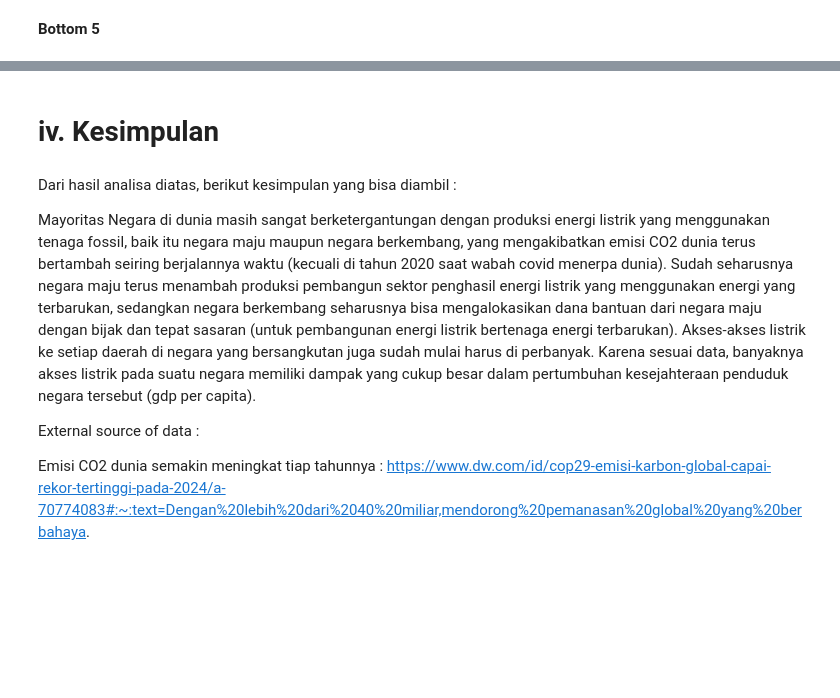
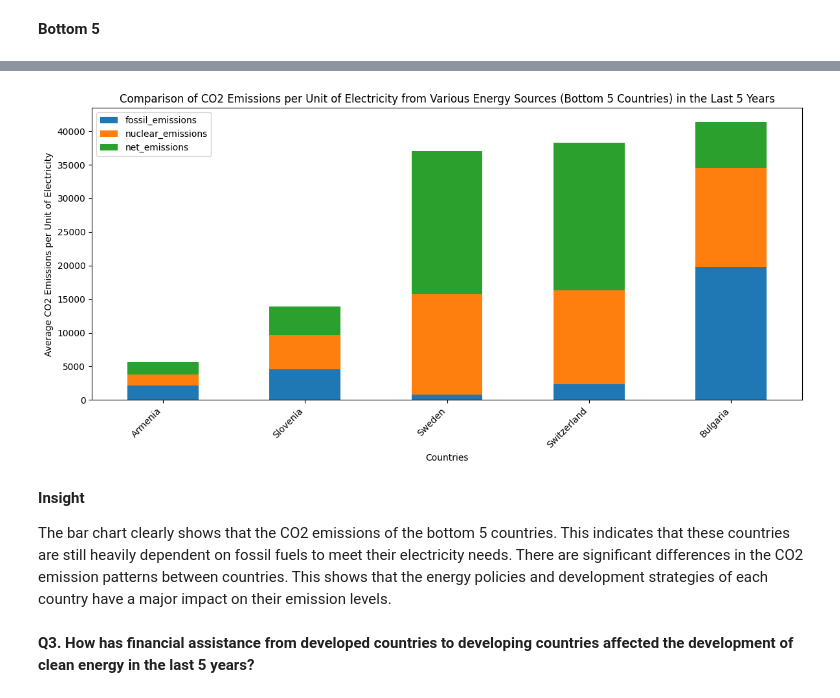
Before and after one commit to nabilahintaka/Electricity-Energy-Analyst, a Jupyter notebook: electricity_analytics.ipynb, the cells around one changed output, grey strips where cells are left out. Saved outputs shown, nothing was run; the diff lists cells and outputs as text; code cells hidden in the pictures; blank space fills up the shorter version.

```diff
--- a/electricity_analytics.ipynb
+++ b/electricity_analytics.ipynb
@@ -442,10 +281,37 @@ Berdasarkan bar chart di atas, negara maju mempunyai rata rata produksi bersih y
-# %% [markdown]
-# iv. Kesimpulan
-# %% [markdown]
-Dari hasil analisa diatas, berikut kesimpulan yang bisa diambil :
-
-Mayoritas Negara di dunia masih sangat berketergantungan dengan produksi energi listrik yang menggunakan tenaga fossil, baik itu negara maju maupun negara berkembang, yang mengakibatkan emisi CO2 dunia terus bertambah seiring berjalannya waktu (kecuali di tahun 2020 saat wabah covid menerpa dunia). Sudah seharusnya negara maju terus menambah produksi pembangun sektor penghasil energi listrik yang menggunakan energi yang terbarukan, sedangkan negara berkembang seharusnya bisa mengalokasikan dana bantuan dari negara maju dengan bijak dan tepat sasaran (untuk pembangunan energi listrik bertenaga energi terbarukan). Akses-akses listrik ke setiap daerah di negara yang bersangkutan juga sudah mulai harus di perbanyak. Karena sesuai data, banyaknya akses listrik pada suatu negara memiliki dampak yang cukup besar dalam pertumbuhan kesejahteraan penduduk negara tersebut (gdp per capita).
-
-External source of data :
-
-Emisi CO2 dunia semakin meningkat tiap tahunnya : https://www.dw.com/id/cop29-emisi-karbon-global-capai-rekor-tertinggi-pada-2024/a-70774083#:~:text=Dengan%20lebih%20dari%2040%20miliar,mendorong%20pemanasan%20global%20yang%20berbahaya.
+# %%
+# Remove rows with value 0 in each category
+df_filtered = df_filtered[(df_filtered['electricity_fossil_fuels'] > 0) &
+(df_filtered['electricity_nuclear'] > 0) &
+(df_filtered['electricity_renewables'] > 0) &
+(df_filtered['value_co2_emissions'] > 0)]
+
+# Calculate Total Electricity Production:
+df_filtered['total_electricity'] = df_filtered['electricity_fossil_fuels'] + df_filtered['electricity_nuclear'] + df_filtered['electricity_renewables']
+
+# Calculate CO2 Emissions for Each Source:
+df_filtered['fossil_emissions'] = df_filtered['value_co2_emissions'] * df_filtered['electricity_fossil_fuels'] / df_filtered['total_electricity']
+df_filtered['nuclear_emissions'] = df_filtered['value_co2_emissions'] * df_filtered['electricity_nuclear'] / df_filtered['total_electricity']
+df_filtered['net_emissions'] = df_filtered['value_co2_emissions'] * df_filtered['electricity_renewables'] / df_filtered['total_electricity']
+
+# Group Data by Country and Calculate Average Emissions :
+emissions_per_country = df_filtered.groupby('country_name')[['fossil_emissions', 'nuclear_emissions', 'net_emissions']].mean()
+
+# Sort by total emissions
+emissions_per_country['total_emissions'] = emissions_per_country.sum(axis=1)
+bottom_5_countries_emission = emissions_per_country.nsmallest(5, 'total_emissions')
+
+# Visualize Data in Bar Chart Form
+bottom_5_countries_emission[['fossil_emissions', 'nuclear_emissions', 'net_emissions']].plot(kind='bar', stacked=True, figsize=(12, 6))
+plt.title('Comparison of CO2 Emissions per Unit of Electricity from Various Energy Sources (Bottom 5 Countries) in the Last 5 Years')
+plt.xlabel('Countries')
+plt.ylabel('Average CO2 Emissions per Unit of Electricity')
+plt.xticks(rotation=45, ha='right')
+plt.tight_layout()
+# %% [output]
+[figure, added]
+# %% [markdown]
+**Insight**
+
+The bar chart clearly shows that the CO2 emissions of the bottom 5 countries. This indicates that these countries are still heavily dependent on fossil fuels to meet their electricity needs. There are significant differences in the CO2 emission patterns between countries. This shows that the energy policies and development strategies of each country have a major impact on their emission levels.
+# %% [markdown]
+**Q3. How has financial assistance from developed countries to developing countries affected the development of clean energy in the last 5 years?**
```
Also changed, not shown: parts of 42 cells of this notebook.
